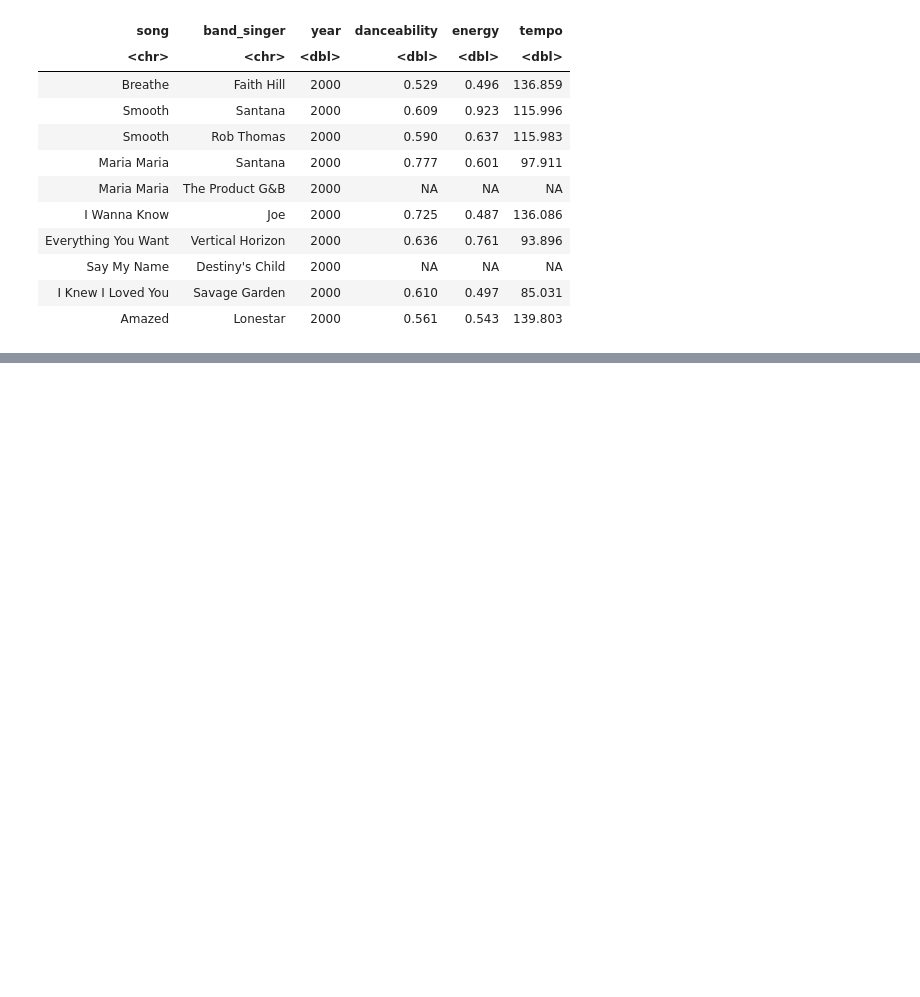
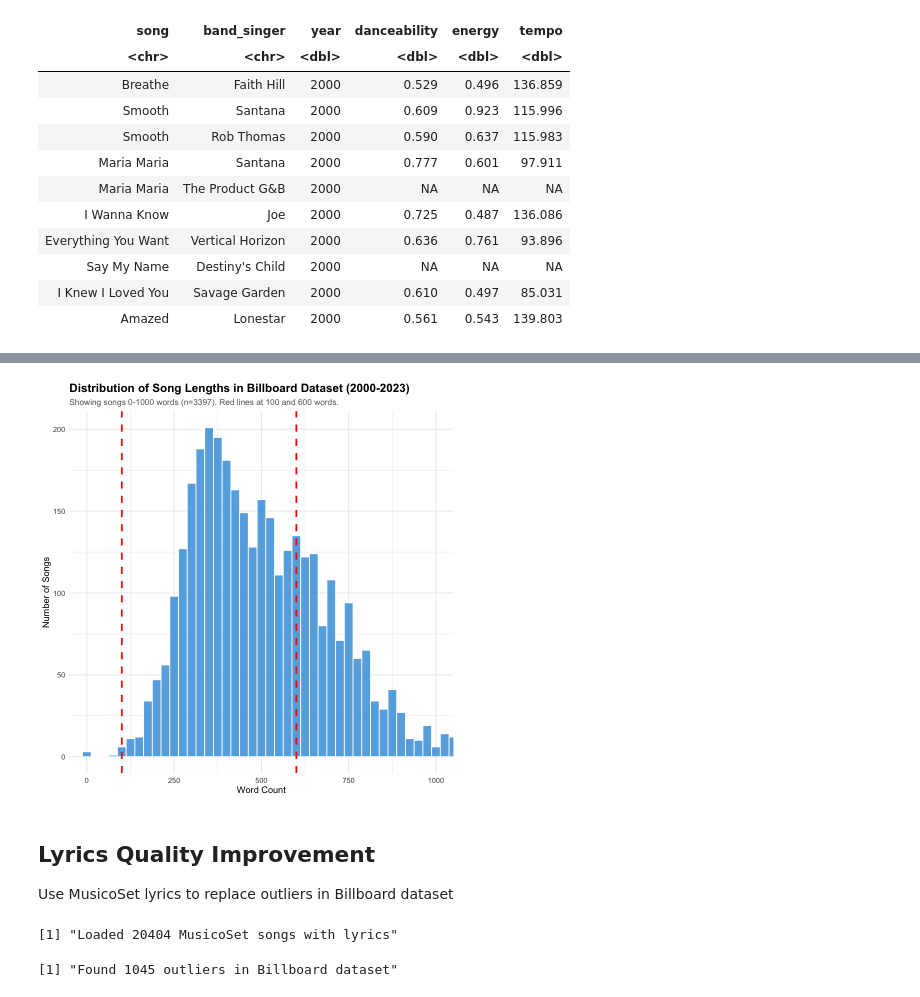
Before and after one commit to klorine28/datasci-vis, a Jupyter notebook: wrangling and transformation/cleaning/billboard_cleaning.ipynb, the cells around one changed output, grey strips where cells are left out. Saved outputs shown, nothing was run; the diff lists cells and outputs as text; code cells hidden in the pictures; blank space fills up the shorter version.

```diff
--- a/wrangling and transformation/cleaning/billboard_cleaning.ipynb
+++ b/wrangling and transformation/cleaning/billboard_cleaning.ipynb
@@ -120,0 +94,15 @@ A tibble: 5 x 4
+# %%
+# Count words in lyrics
+df_word_count <- df2 %>%
+  filter(!is.na(lyrics)) %>%
+  mutate(
+    word_count = str_count(lyrics, "\\S+"),  # Count non-whitespace sequences
+    length_category = case_when(
+      word_count < 150 ~ "Too Short (<100)",
+      word_count > 600 ~ "Too Long (>600)",
+      TRUE ~ "Normal (100-600)"
+    )
+  )
+
+# Summary statistics
+summary(df_word_count$word_count)
@@ -120,0 +183,50 @@ A tibble: 5 x 4
+# %%
+# Visualization: Word count distribution (limited to 0-1000 for clarity)
+library(ggplot2)
+
+ggplot(df_word_count, aes(x = word_count)) +
+  geom_histogram(binwidth = 25, fill = "#3498DB", color = "white", alpha = 0.8) +
+  geom_vline(xintercept = 100, linetype = "dashed", color = "red", linewidth = 1) +
+  geom_vline(xintercept = 600, linetype = "dashed", color = "red", linewidth = 1) +
+  coord_cartesian(xlim = c(0, 1000)) +  # Limit x-axis to show data clearly
+  labs(
+    title = "Distribution of Song Lengths in Billboard Dataset (2000-2023)",
+    subtitle = sprintf("Showing songs 0-1000 words (n=%d). Red lines at 100 and 600 words.", nrow(df_word_count)),
+    x = "Word Count",
+    y = "Number of Songs"
+  ) +
+  theme_minimal() +
+  theme(
+    plot.title = element_text(face = "bold", size = 14),
+    plot.subtitle = element_text(size = 10, color = "gray40")
+  )
+
+ggsave("../../data/cleaned/song_length_distribution.png", width = 10, height = 6, dpi = 300)
+# %% [output]
+[figure, added]
+# %% [markdown]
+## Lyrics Quality Improvement
+
+Use MusicoSet lyrics to replace outliers in Billboard dataset
+# %%
+# Load MusicoSet songs and lyrics
+songs_musicoset <- read_csv('../../data/cleaned/musicoset_songs_cleaned.csv', show_col_types = FALSE)
+lyrics_musicoset <- read_csv('../../data/cleaned/musicoset_lyrics_cleaned.csv', show_col_types = FALSE)
+
+# Join to get song metadata with lyrics
+musicoset_full <- songs_musicoset %>%
+  inner_join(lyrics_musicoset, by = "song_id") %>%
+  mutate(word_count_musicoset = str_count(lyrics, "\\S+"))
+
+sprintf("Loaded %d MusicoSet songs with lyrics", nrow(musicoset_full))
+# %% [output]
+[1] "Loaded 20404 MusicoSet songs with lyrics"
+# %%
+# Identify Billboard outliers (too short or too long)
+billboard_outliers <- df_word_count %>%
+  filter(length_category != "Normal (100-600)") %>%
+  select(song, band_singer, year, word_count, length_category)
+
+sprintf("Found %d outliers in Billboard dataset", nrow(billboard_outliers))
+# %% [output]
+[1] "Found 1045 outliers in Billboard dataset"
```
Also changed, not shown: parts of 18 cells of this notebook, 13 other files.
